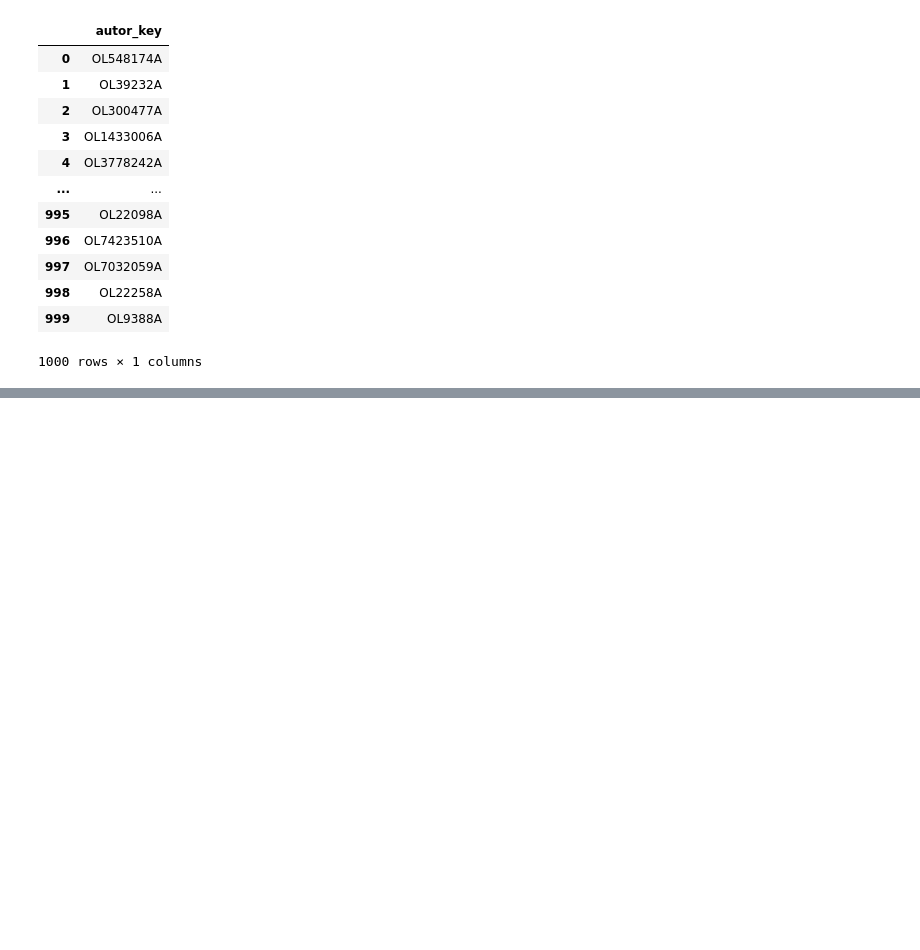
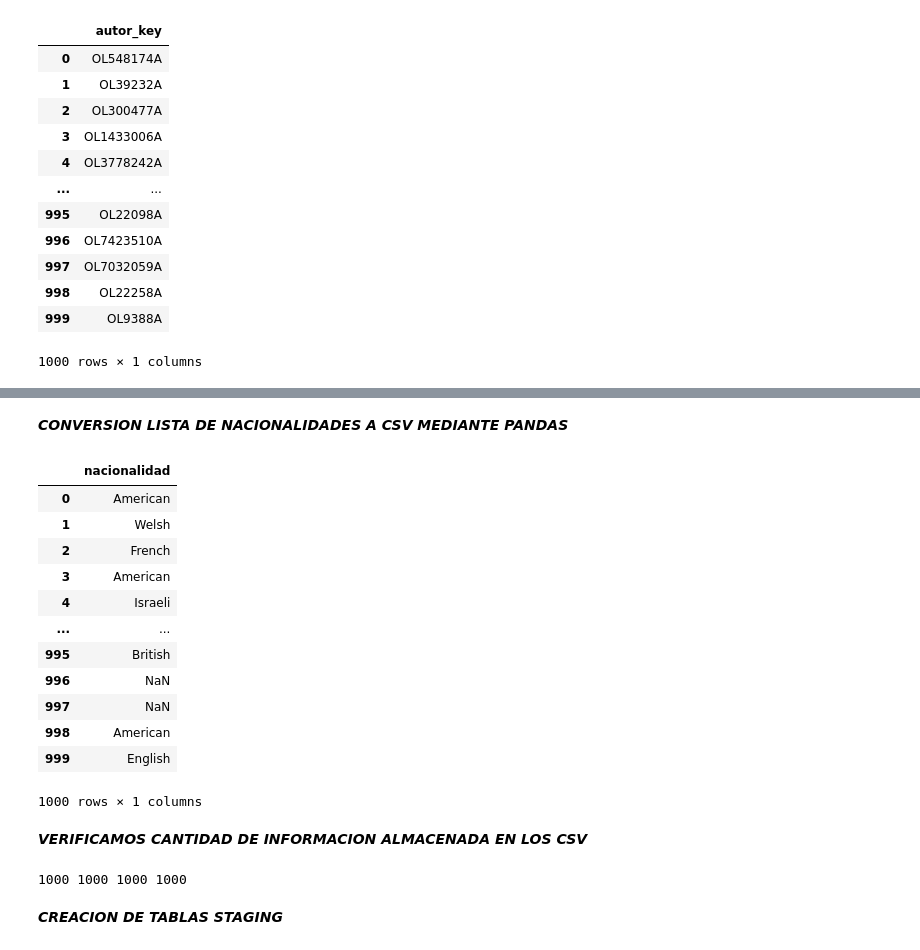
Before and after one commit to HugoFrancoo/TheHuddle-ConsultaMortal, a Jupyter notebook: pipeline/pipeline.ipynb, the cells around one changed output, grey strips where cells are left out. Drawn from its saved outputs; the diff is of its cells as text; code cells hidden in the pictures; blank space fills up the shorter version.

```diff
--- a/pipeline/pipeline.ipynb
+++ b/pipeline/pipeline.ipynb
@@ -165,0 +223,33 @@ for key in autor_keys:
+# %%
+columna_nombre= ['nombre']
+#leemos el csv para poder realizar acciones sobre los campos del csv
+dato_nombre = pd.read_csv("../data/autor_datos.csv")
+autor_nombre = dato_nombre['nombre'].tolist()
+
+nacionalidades = []
+for nombre in autor_nombre:
+    if pd.isna(nombre):
+        nacionalidades.append(None)
+        continue
+    try:
+        headers = {
+            "User-Agent": "books-scrape-challenge/1.0 (hugo@email.com)"
+        }
+        nombre_limpio = nombre.strip().rstrip(".")
+        url_wiki = f"https://en.wikipedia.org/api/rest_v1/page/summary/{nombre_limpio.replace(' ', '_')}"
+        response_wiki = requests.get(url_wiki, headers=headers, timeout=10)
+
+        data_wiki = response_wiki.json()
+        description = data_wiki.get("description", None)
+
+        if description and description != "Topics referred to by the same term":
+            nacionalidad = description.split()[0]
+        else:
+            nacionalidad = None
+        nacionalidades.append(nacionalidad)
+        time.sleep(0.3)
+        print(nacionalidades)
+    except Exception as e:
+        print(f"Error: {nombre} - {e}")
+        nacionalidades.append(None)
+        continue
@@ -165,0 +274,36 @@ for key in autor_keys:
+# %% [markdown]
+***CONVERSION LISTA DE NACIONALIDADES A CSV MEDIANTE PANDAS***
+# %%
+#convertir una lista en un dataframe
+df = pd.DataFrame(nacionalidades, columns=["nacionalidad"])
+# convertir dataframe a csv
+df.to_csv("autor_nacionalidad.csv", index=False)
+df
+# %% [output]
+|  | nacionalidad |
+| 0 | American |
+| 1 | Welsh |
+| 2 | French |
+| 3 | American |
+| 4 | Israeli |
+| ... | ... |
+| 995 | British |
+| 996 | NaN |
+| 997 | NaN |
+| 998 | American |
+| 999 | English |
+1000 rows × 1 columns
+# %% [markdown]
+***VERIFICAMOS CANTIDAD DE INFORMACION ALMACENADA EN LOS CSV***
+# %%
+#leer los csv a traves de la ruta de archivos
+df_libros  = pd.read_csv("../data/libros_scrapeados.csv")
+df_keys    = pd.read_csv("../data/autor_key.csv")
+df_autores = pd.read_csv("../data/autor_datos.csv")
+df_nacion  = pd.read_csv("../data/autor_nacionalidad.csv")
+#imprimimos la cantidad de filas de cada csv para ver cantidad de informacion
+print(len(df_libros), len(df_keys), len(df_autores), len(df_nacion))
+# %% [output]
+1000 1000 1000 1000
+# %% [markdown]
+***CREACION DE TABLAS STAGING***
```
Also changed, not shown: parts of 28 cells of this notebook, 3 other files.
